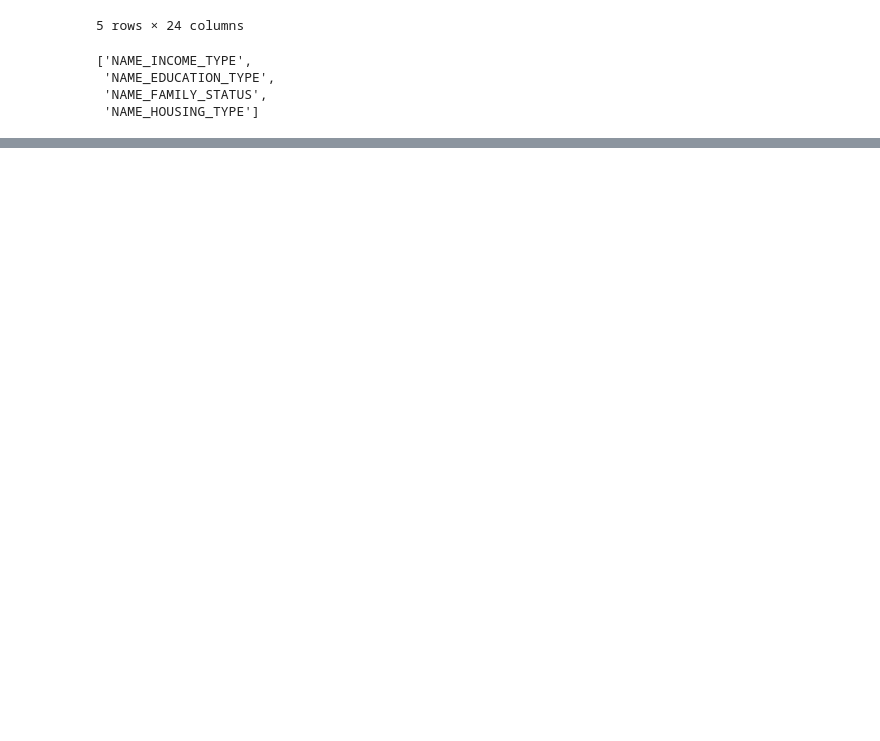
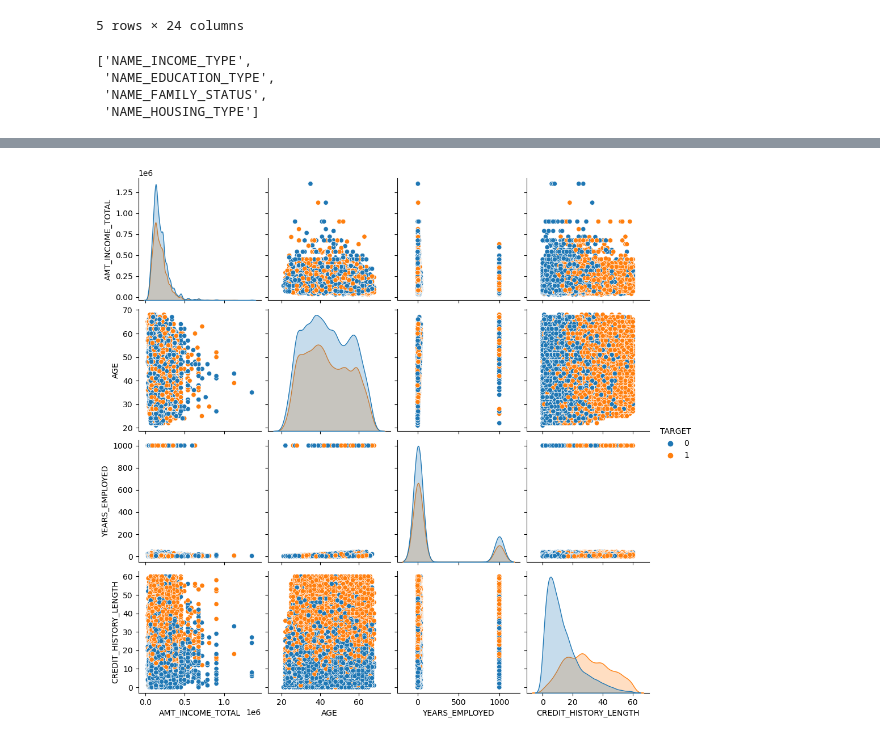
Before and after one commit to anilcemalyasar/INF505-DataMining, a Jupyter notebook: Kapitel 8/main.ipynb, the cells around one changed output, grey strips where cells are left out. Cells and saved outputs as stored; diff of their text form; code cells hidden in the pictures; blank space fills up the shorter version.

```diff
--- a/Kapitel 8/main.ipynb
+++ b/Kapitel 8/main.ipynb
@@ -264,0 +374,10 @@ def categorical_columns_analysis(df, col, plot=False):
+# %%
+# Replace infinite values with NaN
+merged_df.replace([np.inf, -np.inf], np.nan, inplace=True)
+
+# Pair Plot for numerical features
+sns.pairplot(merged_df[['AMT_INCOME_TOTAL', 'AGE', 'YEARS_EMPLOYED', 'CREDIT_HISTORY_LENGTH', 'TARGET']],
+             hue='TARGET')
+plt.show()
+# %% [output]
+[figure, added]
```
Also changed, not shown: parts of 10 cells of this notebook.
